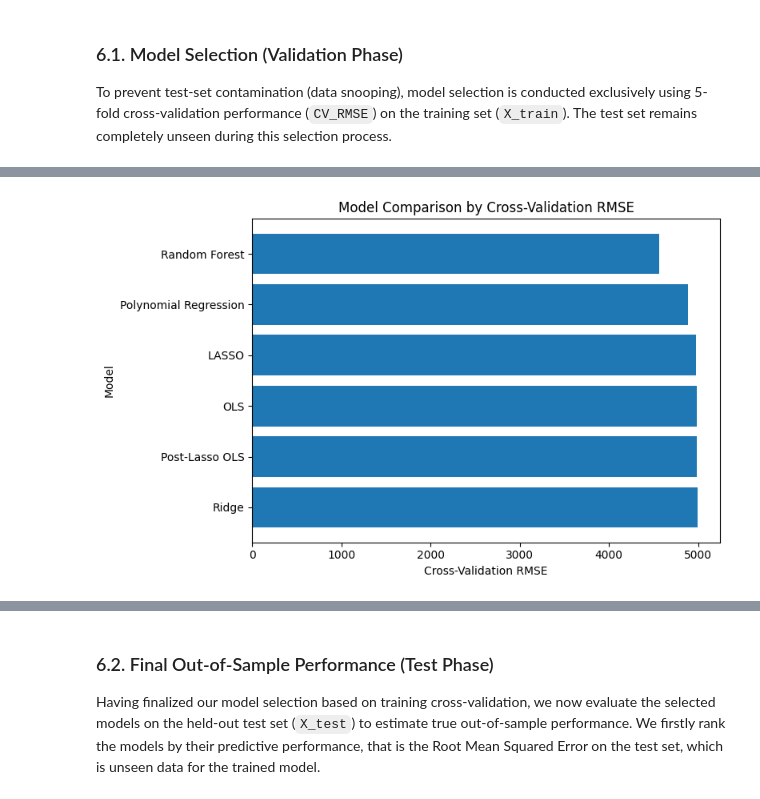
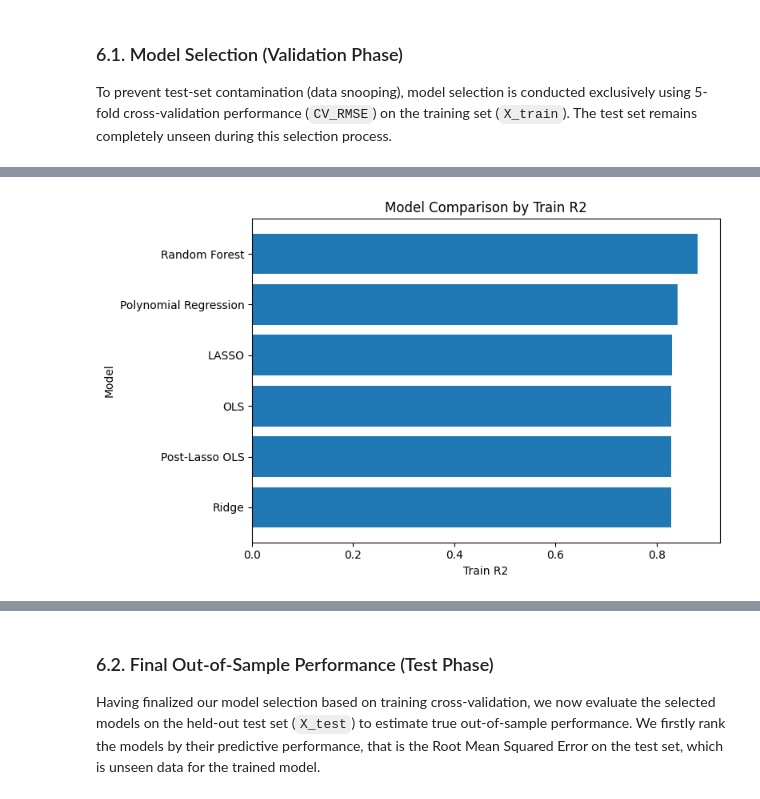
Before and after one commit to NikifBi/Medical_Costs_Regression_Analysis, a Jupyter notebook: Medical Costs.ipynb, the cells around one changed output, grey strips where cells are left out. Cells and saved outputs as stored; diff of their text form; code cells hidden in the pictures.

```diff
--- a/Medical Costs.ipynb
+++ b/Medical Costs.ipynb
@@ -1706,8 +1706,8 @@ results
 To prevent test-set contamination (data snooping), model selection is conducted exclusively using 5-fold cross-validation performance (`CV_RMSE`) on the training set (`X_train`). The test set remains completely unseen during this selection process.
 # %%
 ### Sort result according to CV_RMSE in ascending order
-sorted_cv_rmse = results.sort_values(by='CV_RMSE', ascending=True)
+cv_ranking = results[['CV_RMSE', 'Train_RMSE','Train_MAE', 'Train_R2']].sort_values(by='CV_RMSE', ascending=True)
 
 ### Display
-sorted_cv_rmse[['CV_RMSE']]
+cv_ranking
 # %% [output]
@@ -1722,12 +1739,12 @@ sorted_cv_rmse[['CV_RMSE']]
 # %%
 ### Bar plot comparing Cross-Validation RMSE of different models
 plt.figure(figsize=(8,5))
-plt.barh(sorted_cv_rmse.index, sorted_cv_rmse['CV_RMSE'])
+plt.barh(sorted_cv_rmse.index, sorted_Train_R2['Train_R2'])
 plt.gca().invert_yaxis()
-plt.xlabel('Cross-Validation RMSE')
+plt.xlabel('Train R2')
 plt.ylabel('Model')
-plt.title('Model Comparison by Cross-Validation RMSE')
+plt.title('Model Comparison by Train R2')
 plt.tight_layout()
 plt.show()
 # %% [output]
-[figure, old version]
+[figure, new version]
```
Also changed, not shown: parts of 21 cells of this notebook.
